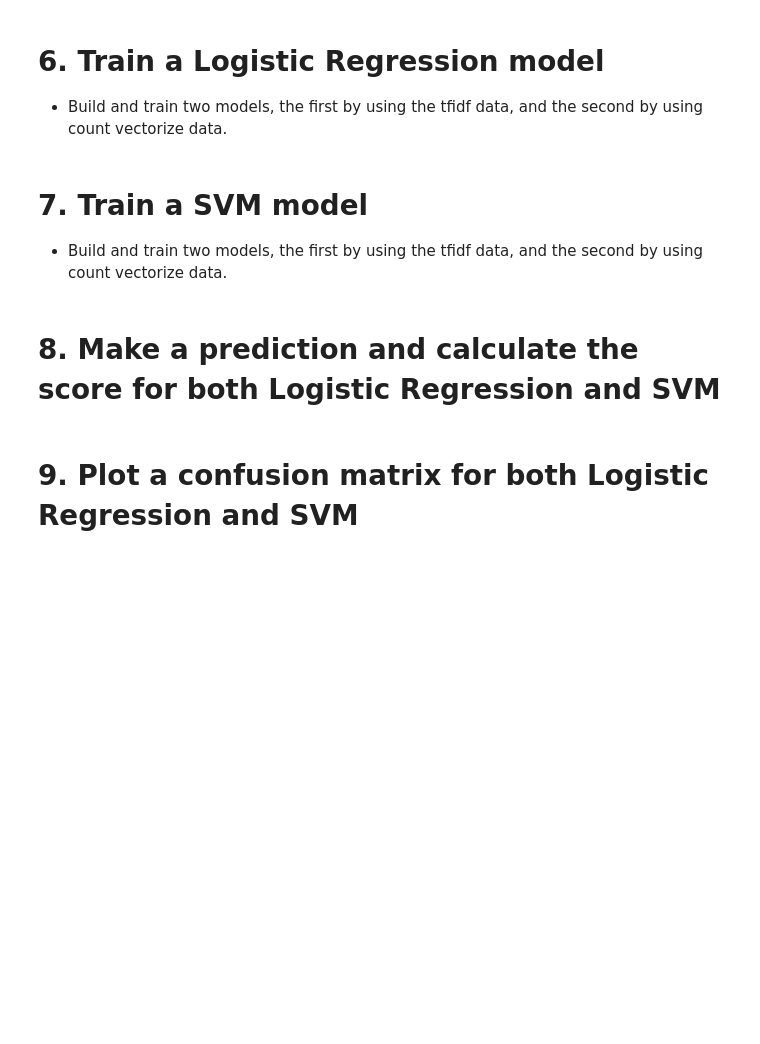
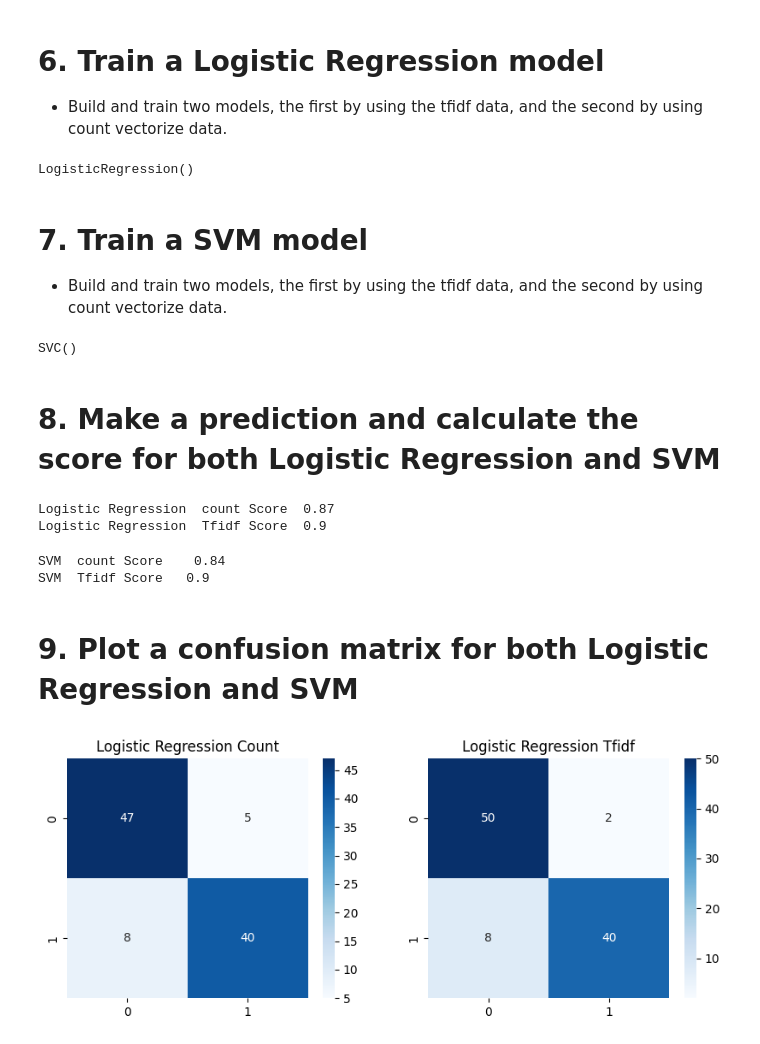
Before and after one commit to Tuwaiq-Data-Science-Bootcamp-V4/SVM-Lab1, a Jupyter notebook: SVM_Assignment.ipynb, the cells around one changed output. Saved outputs shown, nothing was run; the diff lists cells and outputs as text; code cells hidden in the pictures; blank space fills up the shorter version.

```diff
--- a/SVM_Assignment.ipynb
+++ b/SVM_Assignment.ipynb
@@ -21,3 +61,11 @@
+# %%
+Logisticcount=LogisticRegression()
+Logistictfidf=LogisticRegression()
+# %%
+Logisticcount.fit(xtaincount , y_train)
+Logistictfidf.fit(xtraintfidf , y_train)
+# %% [output]
+LogisticRegression()
 # %% [markdown]
 # 7. Train a SVM model
 
@@ -25,2 +78,20 @@
+# %%
+svmCount.fit( xtaincount, y_train)
+svmtfidf.fit( xtraintfidf, y_train)
+# %% [output]
+SVC()
 # %% [markdown]
 # 8. Make a prediction and calculate the score for both Logistic Regression and SVM
+# %%
+Logisticcountprediction = Logisticcount.predict(xtestcount)
+Logistictfidfprediction = Logistictfidf.predict(xtesttfidf)
+# %%
+# Logistic Regression prediction score
+LogisticCountScore = accuracy_score(y_test, Logisticcountprediction)
+LogistictfidfScore = accuracy_score(y_test, Logistictfidfprediction)
+
+print("Logistic Regression  count Score " , LogisticCountScore)
+print("Logistic Regression  Tfidf Score " , LogistictfidfScore)
+# %% [output]
+Logistic Regression  count Score  0.87
+Logistic Regression  Tfidf Score  0.9
@@ -27,2 +103,30 @@
+# %%
+svmCountScore = accuracy_score(y_test, svmcountpreduction)
+svmtfidfScore = accuracy_score(y_test, svmtfidfprediction)
+
+print("SVM  count Score   " , svmCountScore)
+print("SVM  Tfidf Score  " , svmtfidfScore)
+# %% [output]
+SVM  count Score    0.84
+SVM  Tfidf Score   0.9
 # %% [markdown]
 # 9. Plot a confusion matrix for both Logistic Regression and SVM
+# %%
+LRC = confusion_matrix(y_test , Logisticcountprediction)
+LRF = confusion_matrix( y_test , Logistictfidfprediction)
+# %%
+#Logistic Regression
+plt.figure(figsize=(10, 8))
+
+plt.subplot(2, 2, 1 ,)
+sns.heatmap(LRC, annot = True , cmap = 'Blues')
+plt.title('Logistic Regression Count')
+
+plt.subplot(2, 2, 2)
+sns.heatmap(LRF, annot=True, cmap = 'Blues')
+plt.title('Logistic Regression Tfidf')
+
+
+plt.show()
+# %% [output]
+[figure, added]
```
Also changed, not shown: parts of 14 cells of this notebook.
